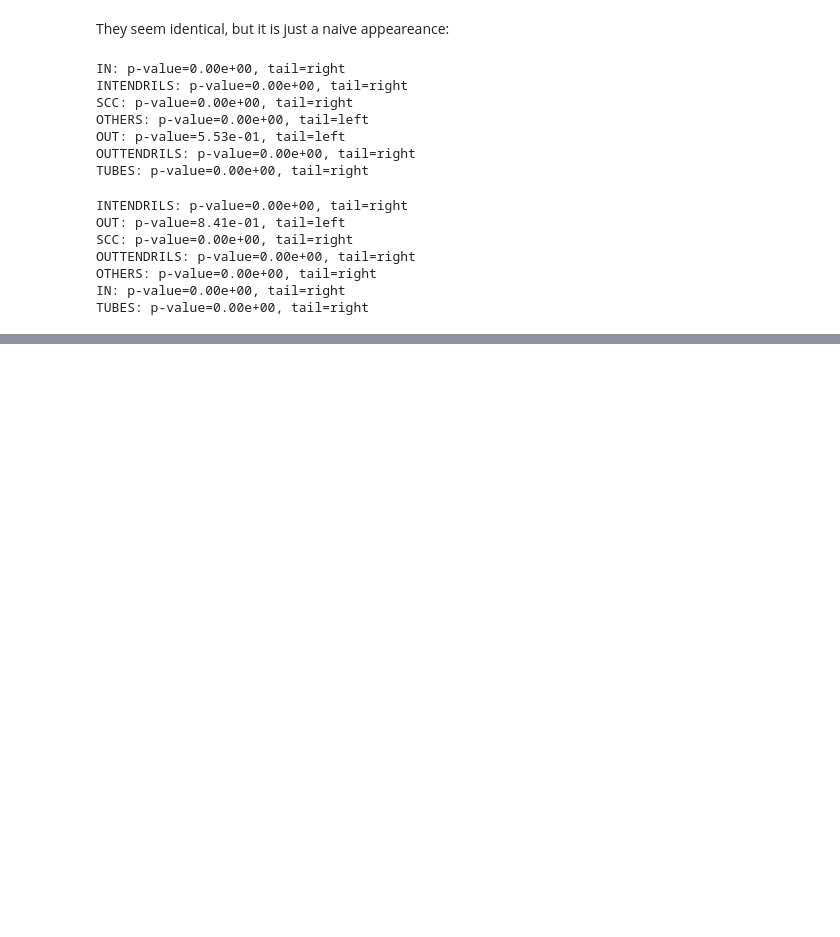
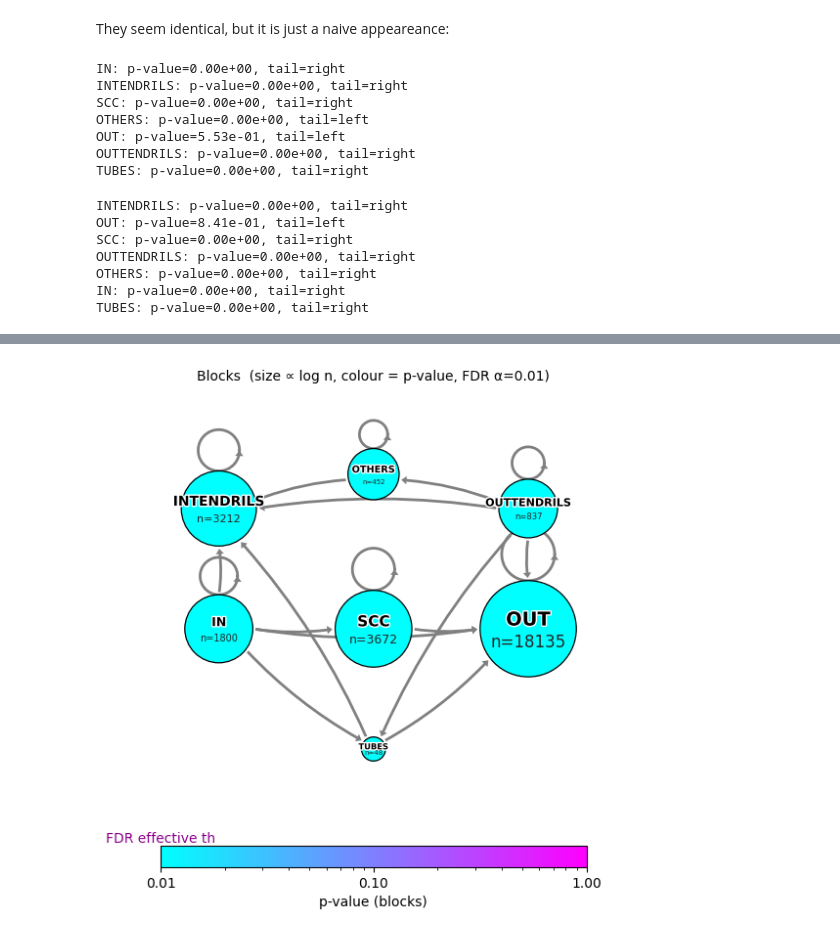
Before and after one commit to fabiosaracco/bowtie2, a Jupyter notebook: 0_3_bipartite_bowtie.ipynb, the cells around one changed output, grey strips where cells are left out. Drawn from its saved outputs; the diff is of its cells as text; code cells hidden in the pictures; blank space fills up the shorter version.

```diff
--- a/0_3_bipartite_bowtie.ipynb
+++ b/0_3_bipartite_bowtie.ipynb
@@ -340,0 +349,7 @@ plt.show()
+# %%
+blocks=guarino2dict_blocks('ita_elections', 3)
+# %%
+plot_bowtie_blocks(blocks[0], blocks[2], 0.01)
+plt.show()
+# %% [output]
+[figure, added]
```
Also changed, not shown: parts of 128 cells of this notebook.
